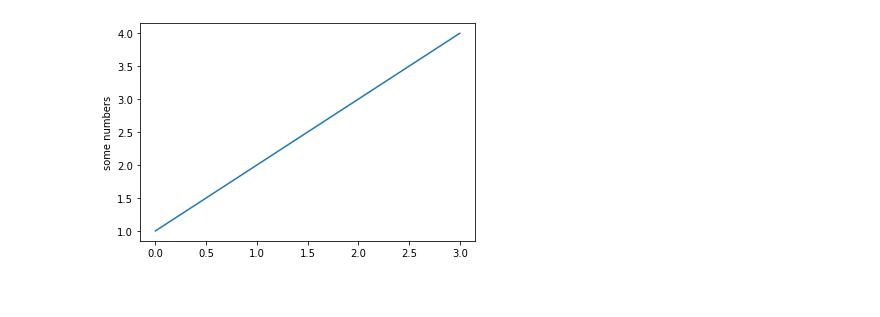
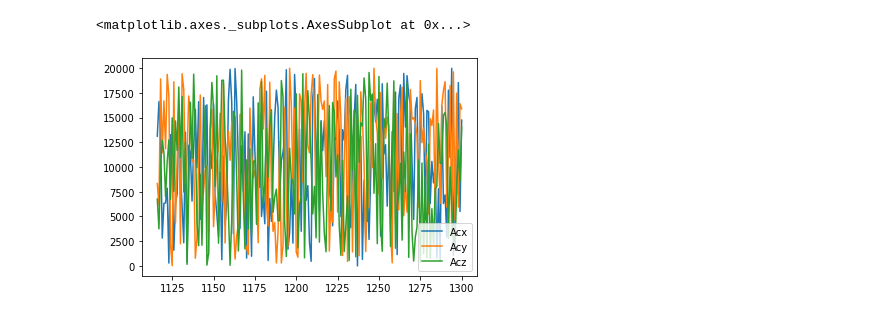
Before and after one commit to Dfriveraa/PI-GetData, a Jupyter notebook: Plotting.ipynb, the cells around one changed output. Drawn from its saved outputs; the diff is of its cells as text; code cells hidden in the pictures.

```diff
--- a/Plotting.ipynb
+++ b/Plotting.ipynb
@@ -20,6 +26,5 @@ gesto[['Acx','Acy','Acz']].plot()
-# %%
-plt.plot([1, 2, 3, 4])
-plt.ylabel('some numbers')
-plt.show()
-# %% [output]
-[figure, removed]
+# %%
+gesto2[['Acx','Acy','Acz']].plot()
+# %% [output]
+<matplotlib.axes._subplots.AxesSubplot at 0x...>
+[figure, added]
```
Also changed, not shown: parts of 7 cells of this notebook.
